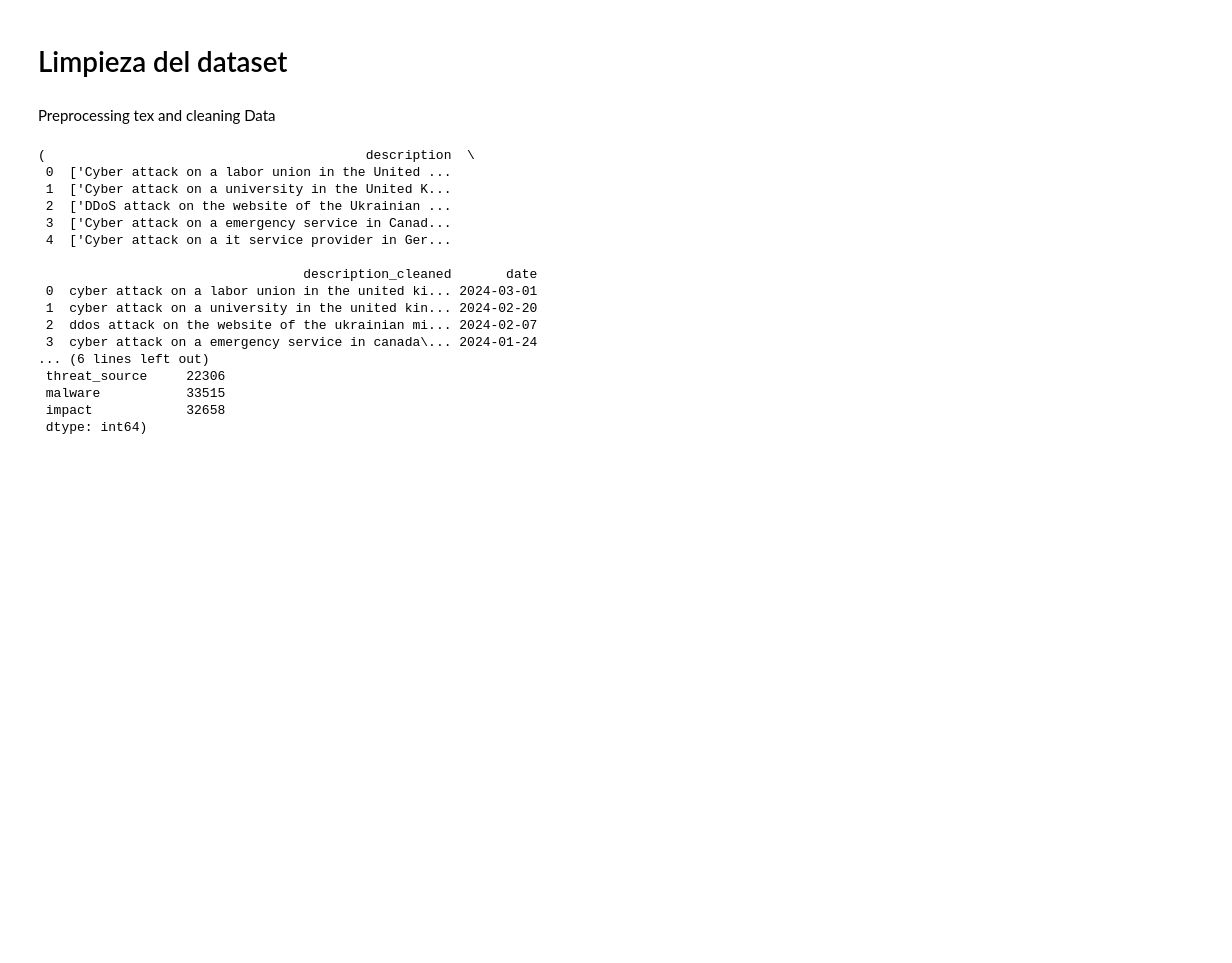
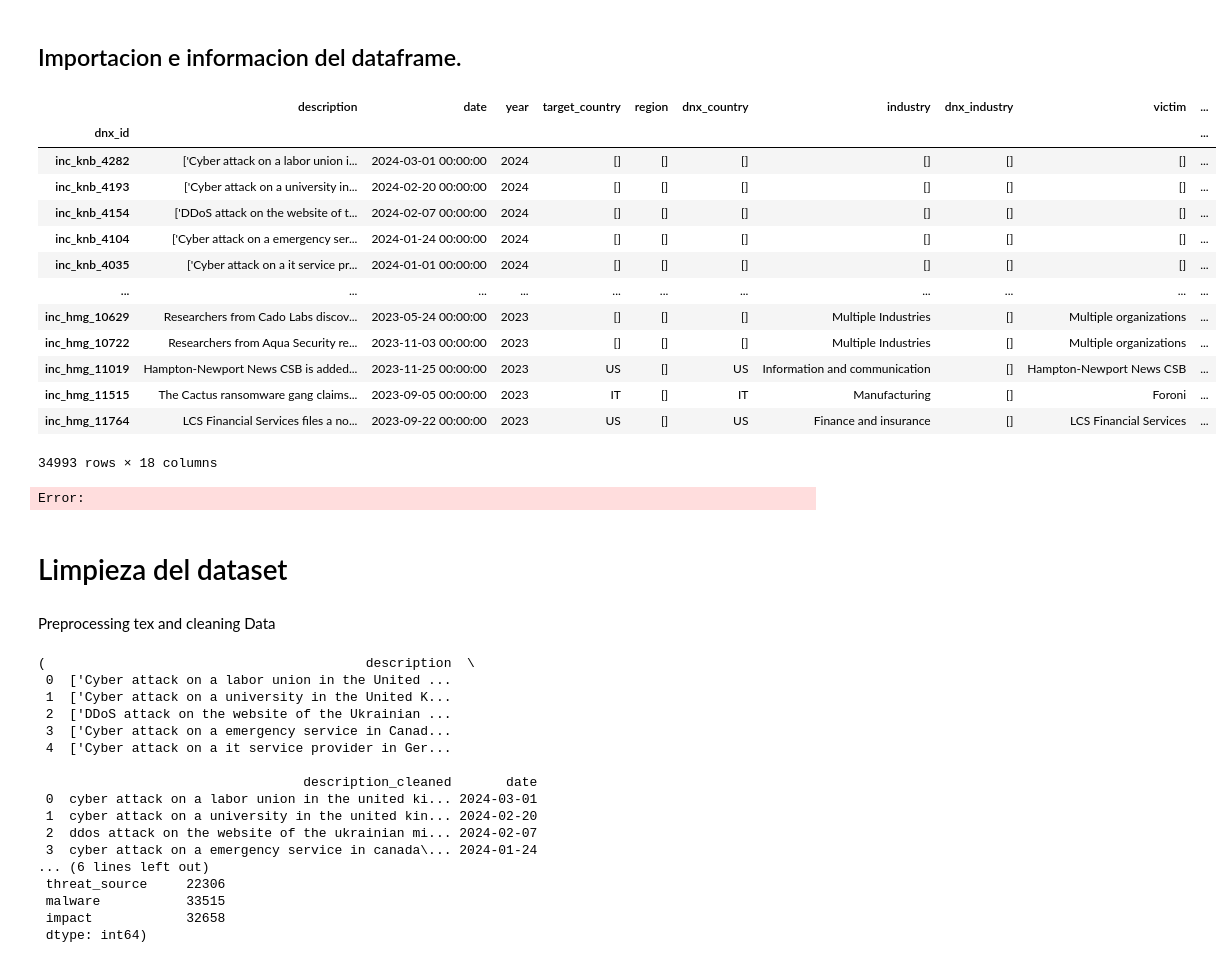
Before and after one commit to sdomialo/DeNexus_CSV-Analysis, a Jupyter notebook: CYBER_INCIDENTS_MASTER_clean.ipynb, the cells around one changed output. Saved outputs shown, nothing was run; the diff lists cells and outputs as text; code cells hidden in the pictures; blank space fills up the shorter version.

```diff
--- a/CYBER_INCIDENTS_MASTER_clean.ipynb
+++ b/CYBER_INCIDENTS_MASTER_clean.ipynb
@@ -35,3 +23,27 @@ dtype: object
+# %% [markdown]
+## Importacion e informacion del dataframe.
+# %%
+df = pd.read_csv('data\CYBER INCIDENTS MASTER.csv', index_col=0)
+df
+# %% [output]
+|  | description | date | year | target_country | region | dnx_country | industry | dnx_industry | victim | ... |
+| dnx_id |  |  |  |  |  |  |  |  |  | ... |
+| inc_knb_4282 | ['Cyber attack on a labor union i... | 2024-03-01 00:00:00 | 2024 | [] | [] | [] | [] | [] | [] | ... |
+| inc_knb_4193 | ['Cyber attack on a university in... | 2024-02-20 00:00:00 | 2024 | [] | [] | [] | [] | [] | [] | ... |
+| inc_knb_4154 | ['DDoS attack on the website of t... | 2024-02-07 00:00:00 | 2024 | [] | [] | [] | [] | [] | [] | ... |
+| inc_knb_4104 | ['Cyber attack on a emergency ser... | 2024-01-24 00:00:00 | 2024 | [] | [] | [] | [] | [] | [] | ... |
+| inc_knb_4035 | ['Cyber attack on a it service pr... | 2024-01-01 00:00:00 | 2024 | [] | [] | [] | [] | [] | [] | ... |
+| ... | ... | ... | ... | ... | ... | ... | ... | ... | ... | ... |
+| inc_hmg_10629 | Researchers from Cado Labs discov... | 2023-05-24 00:00:00 | 2023 | [] | [] | [] | Multiple Industries | [] | Multiple organizations | ... |
+| inc_hmg_10722 | Researchers from Aqua Security re... | 2023-11-03 00:00:00 | 2023 | [] | [] | [] | Multiple Industries | [] | Multiple organizations | ... |
+| inc_hmg_11019 | Hampton-Newport News CSB is added... | 2023-11-25 00:00:00 | 2023 | US | [] | US | Information and communication | [] | Hampton-Newport News CSB | ... |
+| inc_hmg_11515 | The Cactus ransomware gang claims... | 2023-09-05 00:00:00 | 2023 | IT | [] | IT | Manufacturing | [] | Foroni | ... |
+| inc_hmg_11764 | LCS Financial Services files a no... | 2023-09-22 00:00:00 | 2023 | US | [] | US | Finance and insurance | [] | LCS Financial Services | ... |
+34993 rows × 18 columns
+# %%
+df.describe(include='all')
+# %% [output]
+Error:
 # %% [markdown]
 # Limpieza del dataset
 # %% [markdown]
```
Also changed, not shown: parts of 7 cells of this notebook.
